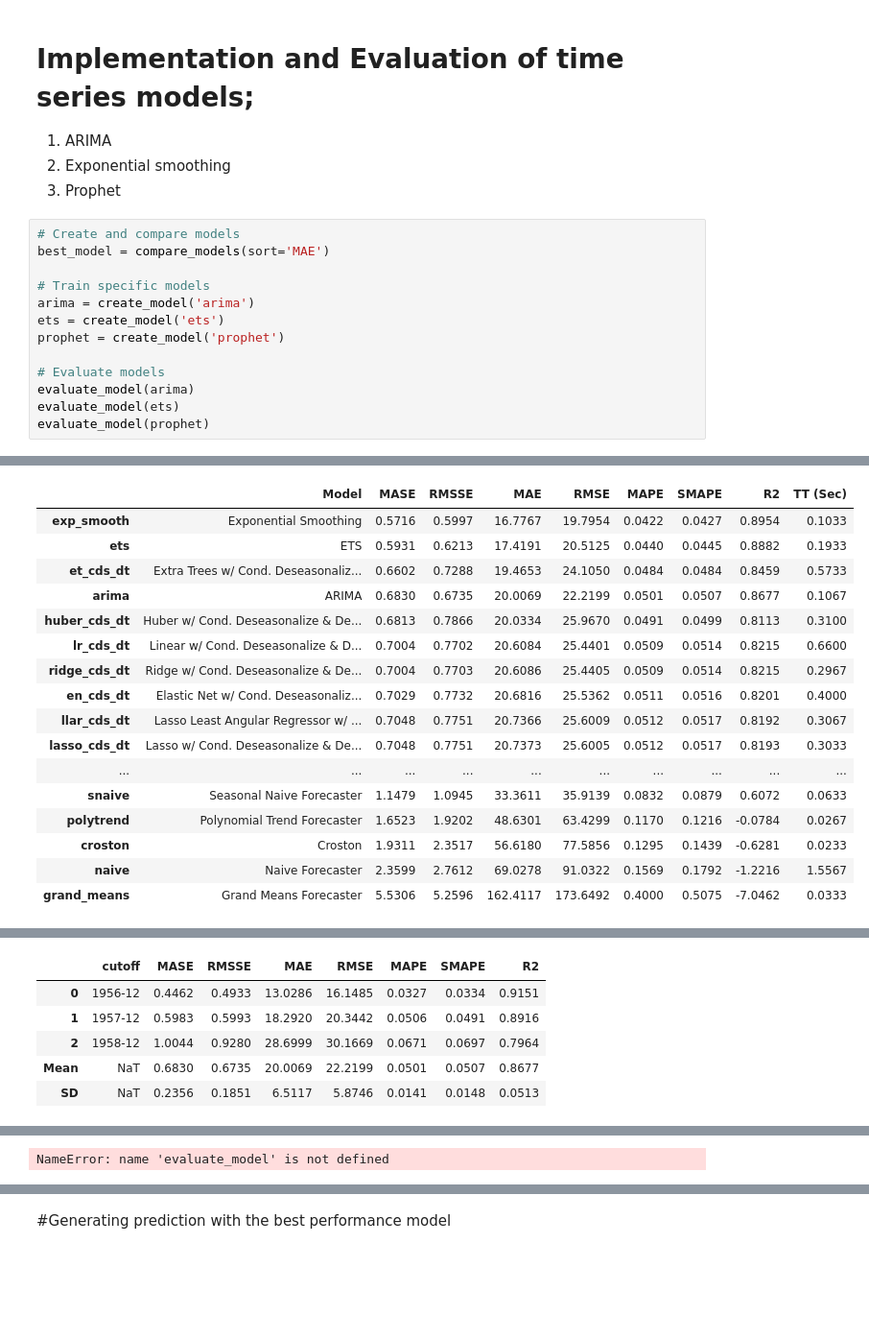
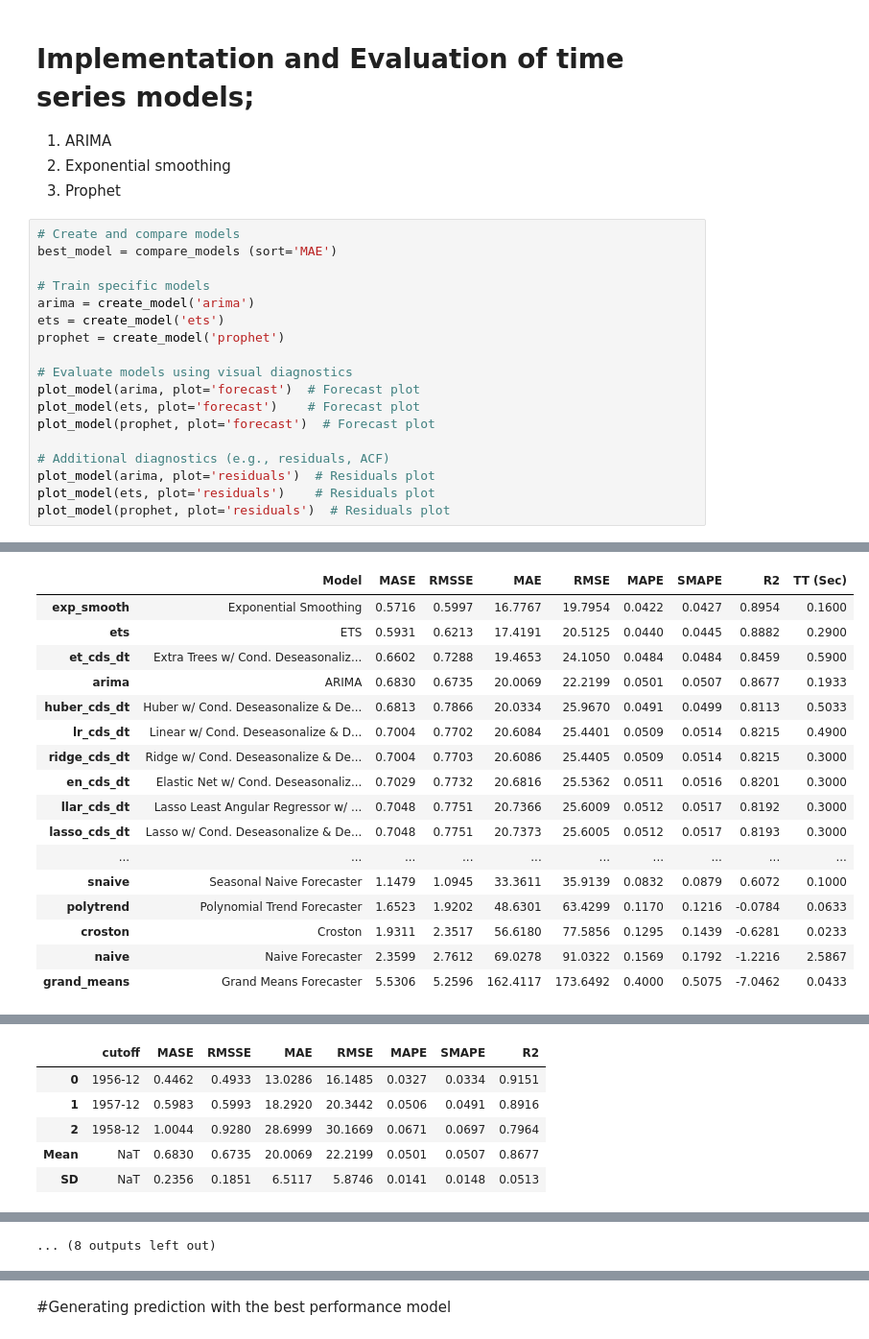
Before and after one commit to mutai-star/db_demo, a Jupyter notebook: Times_Series_Analysis_.ipynb, the cells around one changed output, grey strips where cells are left out. Shown at 96% size. Saved outputs shown, nothing was run; the diff lists cells and outputs as text; blank space fills up the shorter version.

Commit message:
Created using Colab 2025

```diff
--- a/Times_Series_Analysis_.ipynb
+++ b/Times_Series_Analysis_.ipynb
@@ -92,36 +92,41 @@ plot_model(plot='acf')
 3. Prophet
 # %%
 # Create and compare models
-best_model = compare_models(sort='MAE')
+best_model = compare_models (sort='MAE')
 
 # Train specific models
 arima = create_model('arima')
 ets = create_model('ets')
 prophet = create_model('prophet')
 
-# Evaluate models
-evaluate_model(arima)
-evaluate_model(ets)
-evaluate_model(prophet)
+# Evaluate models using visual diagnostics
+plot_model(arima, plot='forecast')  # Forecast plot
+plot_model(ets, plot='forecast')    # Forecast plot
+plot_model(prophet, plot='forecast')  # Forecast plot
+
+# Additional diagnostics (e.g., residuals, ACF)
+plot_model(arima, plot='residuals')  # Residuals plot
+plot_model(ets, plot='residuals')    # Residuals plot
+plot_model(prophet, plot='residuals')  # Residuals plot
 # %% [output]
 [interactive output not drawn]
 |  | Model | MASE | RMSSE | MAE | RMSE | MAPE | SMAPE | R2 | TT (Sec) |
-| exp_smooth | Exponential Smoothing | 0.5716 | 0.5997 | 16.7767 | 19.7954 | 0.0422 | 0.0427 | 0.8954 | 0.1033 |
-| ets | ETS | 0.5931 | 0.6213 | 17.4191 | 20.5125 | 0.0440 | 0.0445 | 0.8882 | 0.1933 |
-| et_cds_dt | Extra Trees w/ Cond. Deseasonaliz... | 0.6602 | 0.7288 | 19.4653 | 24.1050 | 0.0484 | 0.0484 | 0.8459 | 0.5733 |
-| arima | ARIMA | 0.6830 | 0.6735 | 20.0069 | 22.2199 | 0.0501 | 0.0507 | 0.8677 | 0.1067 |
-| huber_cds_dt | Huber w/ Cond. Deseasonalize & De... | 0.6813 | 0.7866 | 20.0334 | 25.9670 | 0.0491 | 0.0499 | 0.8113 | 0.3100 |
-| lr_cds_dt | Linear w/ Cond. Deseasonalize & D... | 0.7004 | 0.7702 | 20.6084 | 25.4401 | 0.0509 | 0.0514 | 0.8215 | 0.6600 |
-| ridge_cds_dt | Ridge w/ Cond. Deseasonalize & De... | 0.7004 | 0.7703 | 20.6086 | 25.4405 | 0.0509 | 0.0514 | 0.8215 | 0.2967 |
-| en_cds_dt | Elastic Net w/ Cond. Deseasonaliz... | 0.7029 | 0.7732 | 20.6816 | 25.5362 | 0.0511 | 0.0516 | 0.8201 | 0.4000 |
-| llar_cds_dt | Lasso Least Angular Regressor w/ ... | 0.7048 | 0.7751 | 20.7366 | 25.6009 | 0.0512 | 0.0517 | 0.8192 | 0.3067 |
-| lasso_cds_dt | Lasso w/ Cond. Deseasonalize & De... | 0.7048 | 0.7751 | 20.7373 | 25.6005 | 0.0512 | 0.0517 | 0.8193 | 0.3033 |
+| exp_smooth | Exponential Smoothing | 0.5716 | 0.5997 | 16.7767 | 19.7954 | 0.0422 | 0.0427 | 0.8954 | 0.1600 |
+| ets | ETS | 0.5931 | 0.6213 | 17.4191 | 20.5125 | 0.0440 | 0.0445 | 0.8882 | 0.2900 |
+| et_cds_dt | Extra Trees w/ Cond. Deseasonaliz... | 0.6602 | 0.7288 | 19.4653 | 24.1050 | 0.0484 | 0.0484 | 0.8459 | 0.5900 |
+| arima | ARIMA | 0.6830 | 0.6735 | 20.0069 | 22.2199 | 0.0501 | 0.0507 | 0.8677 | 0.1933 |
+| huber_cds_dt | Huber w/ Cond. Deseasonalize & De... | 0.6813 | 0.7866 | 20.0334 | 25.9670 | 0.0491 | 0.0499 | 0.8113 | 0.5033 |
+| lr_cds_dt | Linear w/ Cond. Deseasonalize & D... | 0.7004 | 0.7702 | 20.6084 | 25.4401 | 0.0509 | 0.0514 | 0.8215 | 0.4900 |
+| ridge_cds_dt | Ridge w/ Cond. Deseasonalize & De... | 0.7004 | 0.7703 | 20.6086 | 25.4405 | 0.0509 | 0.0514 | 0.8215 | 0.3000 |
+| en_cds_dt | Elastic Net w/ Cond. Deseasonaliz... | 0.7029 | 0.7732 | 20.6816 | 25.5362 | 0.0511 | 0.0516 | 0.8201 | 0.3000 |
+| llar_cds_dt | Lasso Least Angular Regressor w/ ... | 0.7048 | 0.7751 | 20.7366 | 25.6009 | 0.0512 | 0.0517 | 0.8192 | 0.3000 |
+| lasso_cds_dt | Lasso w/ Cond. Deseasonalize & De... | 0.7048 | 0.7751 | 20.7373 | 25.6005 | 0.0512 | 0.0517 | 0.8193 | 0.3000 |
 | ... | ... | ... | ... | ... | ... | ... | ... | ... | ... |
-| snaive | Seasonal Naive Forecaster | 1.1479 | 1.0945 | 33.3611 | 35.9139 | 0.0832 | 0.0879 | 0.6072 | 0.0633 |
-| polytrend | Polynomial Trend Forecaster | 1.6523 | 1.9202 | 48.6301 | 63.4299 | 0.1170 | 0.1216 | -0.0784 | 0.0267 |
+| snaive | Seasonal Naive Forecaster | 1.1479 | 1.0945 | 33.3611 | 35.9139 | 0.0832 | 0.0879 | 0.6072 | 0.1000 |
+| polytrend | Polynomial Trend Forecaster | 1.6523 | 1.9202 | 48.6301 | 63.4299 | 0.1170 | 0.1216 | -0.0784 | 0.0633 |
 | croston | Croston | 1.9311 | 2.3517 | 56.6180 | 77.5856 | 0.1295 | 0.1439 | -0.6281 | 0.0233 |
-| naive | Naive Forecaster | 2.3599 | 2.7612 | 69.0278 | 91.0322 | 0.1569 | 0.1792 | -1.2216 | 1.5567 |
-| grand_means | Grand Means Forecaster | 5.5306 | 5.2596 | 162.4117 | 173.6492 | 0.4000 | 0.5075 | -7.0462 | 0.0333 |
+| naive | Naive Forecaster | 2.3599 | 2.7612 | 69.0278 | 91.0322 | 0.1569 | 0.1792 | -1.2216 | 2.5867 |
+| grand_means | Grand Means Forecaster | 5.5306 | 5.2596 | 162.4117 | 173.6492 | 0.4000 | 0.5075 | -7.0462 | 0.0433 |
 [interactive output not drawn]
 [interactive output not drawn]
 |  | cutoff | MASE | RMSSE | MAE | RMSE | MAPE | SMAPE | R2 |
@@ -159 +163 @@ INFO:cmdstanpy:Chain [1] done processing
-NameError: name 'evaluate_model' is not defined
+... (8 outputs left out)
```
Also changed, not shown: parts of 5 cells of this notebook.
